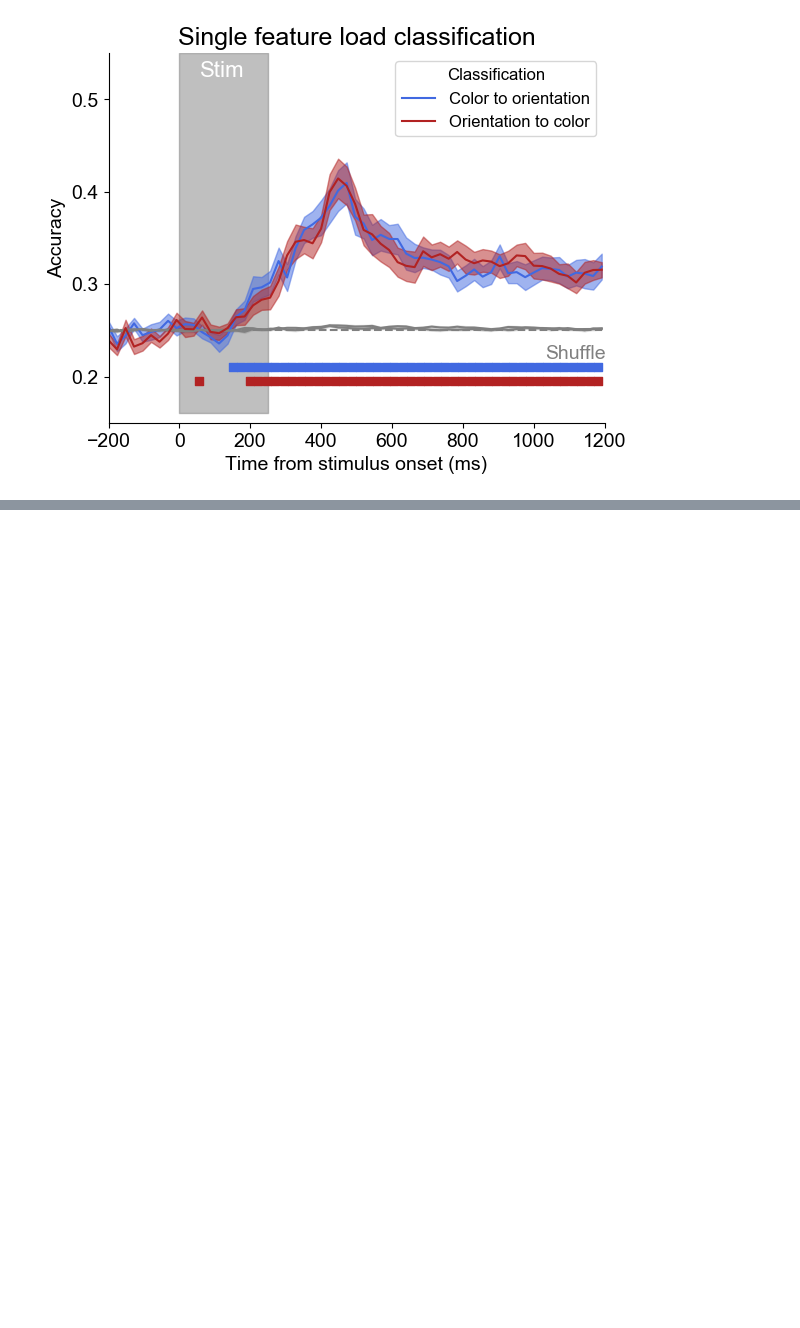
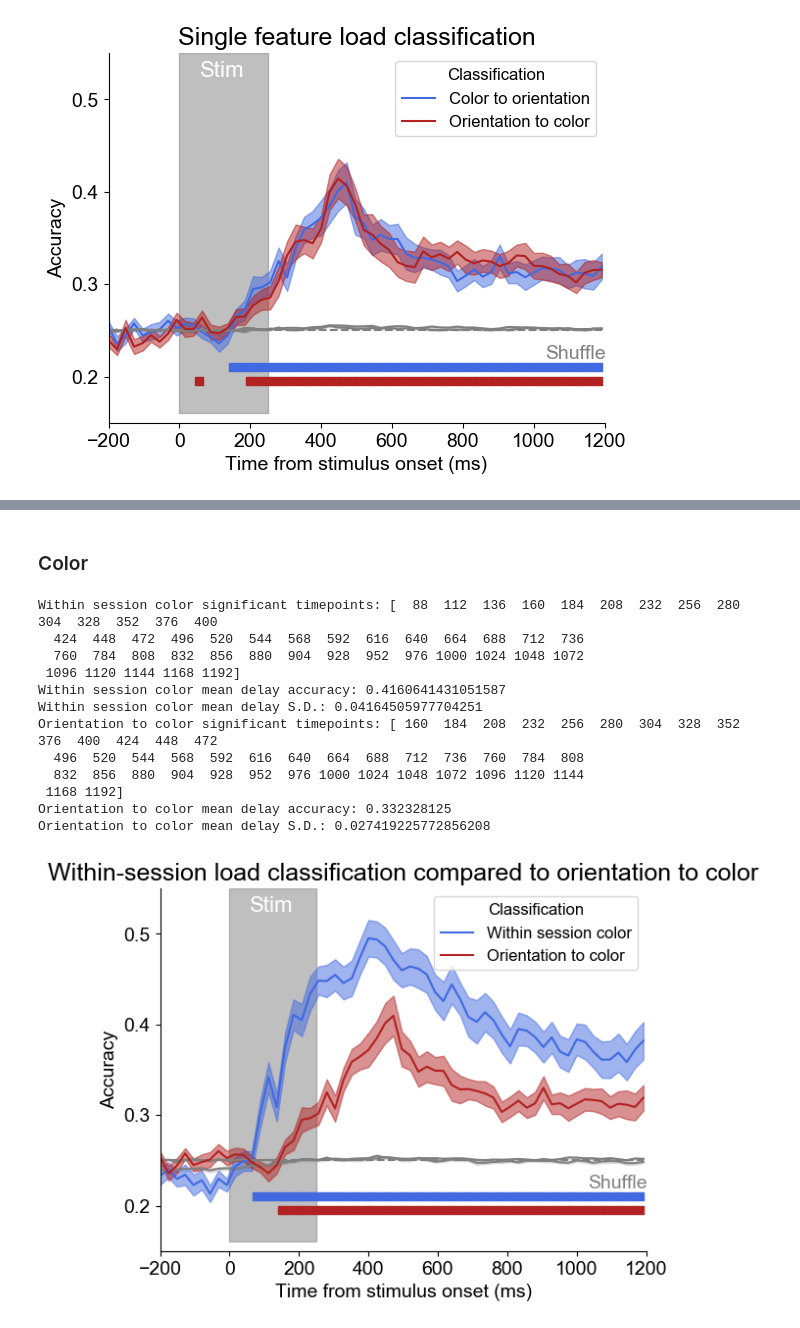
Before and after one commit to WilliamThyer/Thyer-et-al-2021, a Jupyter notebook: decode_load_single_feature.ipynb, the cells around one changed output, grey strips where cells are left out. Saved outputs shown, nothing was run; the diff lists cells and outputs as text; code cells hidden in the pictures; blank space fills up the shorter version.

Commit message:
compare within to across

```diff
--- a/decode_load_single_feature.ipynb
+++ b/decode_load_single_feature.ipynb
@@ -138,0 +141,58 @@ Saving output\figures\acc_single_feature.png
+# %%
+interp_color_to_ori = decode_eeg.Interpreter()
+interp_color_to_ori.load_results(filename = 'color_to_ori_trialbin20.pickle')
+interp_ori_to_color = decode_eeg.Interpreter()
+interp_ori_to_color.load_results('ori_to_color_trialbin20.pickle')
+
+interp_color = decode_eeg.Interpreter()
+interp_color.load_results('1801_trialbin20.pickle')
+interp_ori = decode_eeg.Interpreter()
+interp_ori.load_results('1901_trialbin20.pickle')
+# %% [markdown]
+### Color
+# %%
+# loading sync to get ids used in single feature cross-training
+wrangl = decode_eeg.Wrangler(exp1.info['times'],1,5,1,1,{})
+sync = decode_eeg.Experiment_Syncer(experiments=[exp1,exp2],
+                                    wrangler = wrangl,
+                                    train_group = [experiment_name1])
+matched_ids = np.array(sync.matched_ids)
+# %%
+unique_ids = []
+for isub in range(exp1.nsub):
+    info = exp1.load_info(isub)
+    unique_ids.append(int(info['unique_id']))
+unique_ids = np.array(unique_ids)
+
+matched_idx = np.in1d(unique_ids,matched_ids)
+interp_color.acc = interp_color.acc[matched_idx]
+interp_color.acc_shuff = interp_color.acc_shuff[matched_idx]
+# %%
+# Combine acc matrices for plotting
+interp_color.acc = np.concatenate([interp_color.acc[:,np.newaxis],interp_ori_to_color.acc[:,np.newaxis]],1)
+interp_color.acc_shuff = np.concatenate([interp_color.acc_shuff[:,np.newaxis],interp_ori_to_color.acc_shuff[:,np.newaxis]],1)
+# %%
+interp_color.plot_acc_subset(
+    subset_list=['Within session color','Orientation to color'],
+    ylim=[.15,.55],
+    chance=.25,
+    sig_ys=[.21,.195],
+    chance_text_y=.211,
+    significance_testing=True,
+    title='Within-session load classification compared to orientation to color',
+    subtitle='within_to_ori_color',
+    savefig=False)
+# %% [output]
+Within session color significant timepoints: [  88  112  136  160  184  208  232  256  280  304  328  352  376  400
+  424  448  472  496  520  544  568  592  616  640  664  688  712  736
+  760  784  808  832  856  880  904  928  952  976 1000 1024 1048 1072
+ 1096 1120 1144 1168 1192]
+Within session color mean delay accuracy: 0.4160641431051587
+Within session color mean delay S.D.: 0.04164505977704251
+Orientation to color significant timepoints: [ 160  184  208  232  256  280  304  328  352  376  400  424  448  472
+  496  520  544  568  592  616  640  664  688  712  736  760  784  808
+  832  856  880  904  928  952  976 1000 1024 1048 1072 1096 1120 1144
+ 1168 1192]
+Orientation to color mean delay accuracy: 0.332328125
+Orientation to color mean delay S.D.: 0.027419225772856208
+[figure, added]
```
Also changed, not shown: parts of 5 cells of this notebook, 2 other files.
